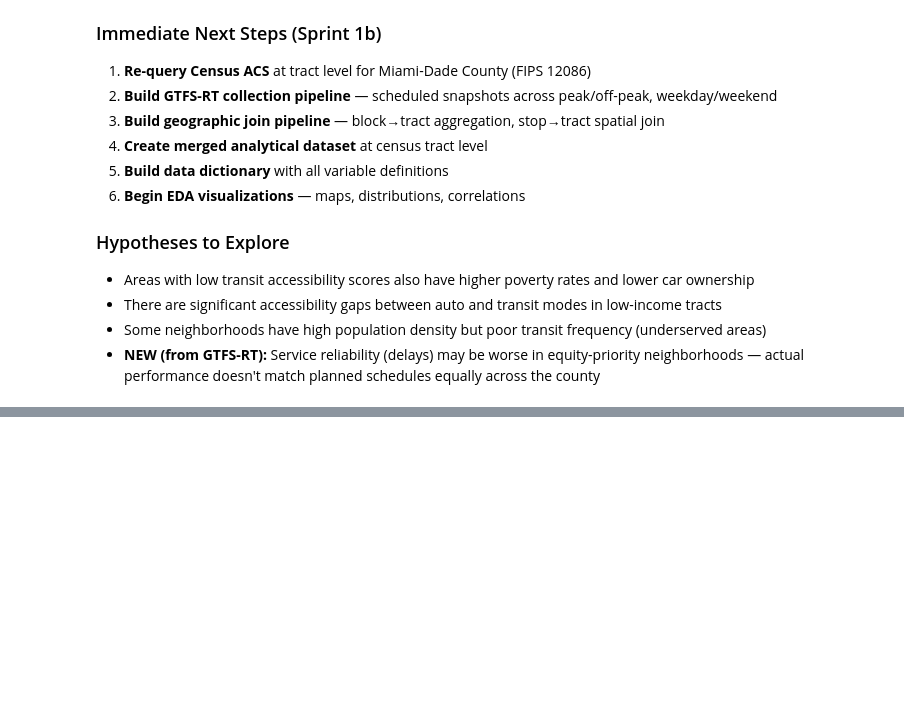
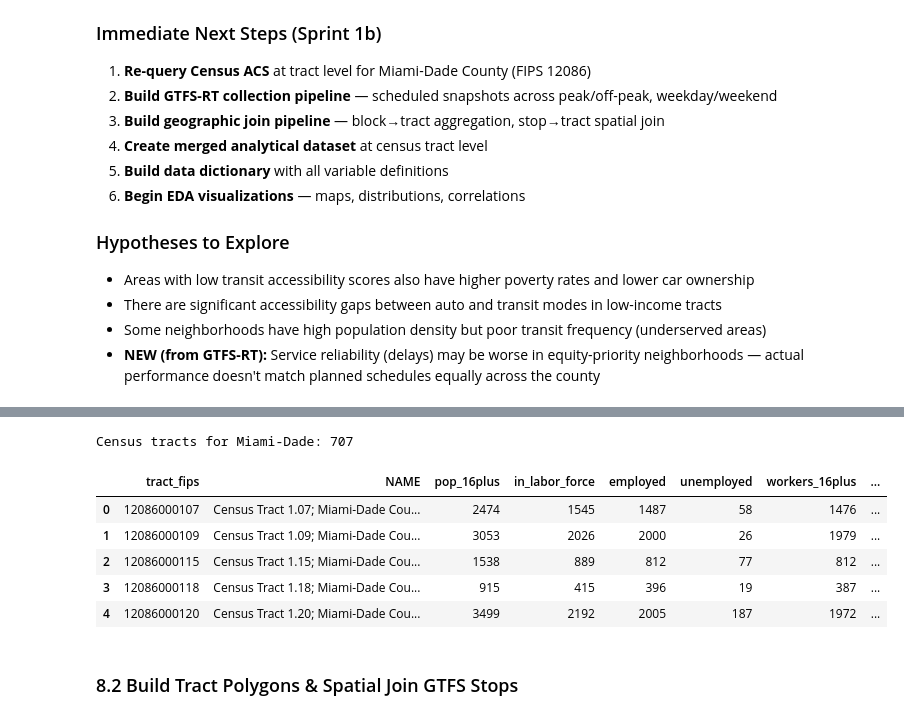
Before and after one commit to DanielRegaladoUMiami/CapstoneProject-AI-for-Equitable-Transportation, a Jupyter notebook: Sprint 1/Sprint1_Dataset_Overview.ipynb, the cells around one changed output, grey strips where cells are left out. Drawn from its saved outputs; the diff is of its cells as text; code cells hidden in the pictures; blank space fills up the shorter version.

```diff
--- a/Sprint 1/Sprint1_Dataset_Overview.ipynb
+++ b/Sprint 1/Sprint1_Dataset_Overview.ipynb
@@ -1466,0 +1475,46 @@ DATA DICTIONARY — All Four Datasets
+# %%
+# Query Census ACS DP03 at TRACT level for Miami-Dade County (FIPS 12086)
+import requests
+
+variables = [
+    'DP03_0001E','DP03_0002E','DP03_0004E','DP03_0005E',
+    'DP03_0018E','DP03_0019E','DP03_0020E','DP03_0021E','DP03_0022E','DP03_0023E','DP03_0024E','DP03_0025E',
+    'DP03_0062E','DP03_0063E','DP03_0088E','DP03_0119E',
+    'DP03_0128E','DP03_0129E',
+    'DP03_0033E','DP03_0034E','DP03_0035E','DP03_0036E','DP03_0037E','DP03_0038E',
+    'DP03_0027E','DP03_0028E',
+]
+url = f"https://api.census.gov/data/2023/acs/acs5/profile?get={','.join(variables)},NAME&for=tract:*&in=state:12&in=county:086"
+response = requests.get(url, timeout=30)
+census_tract_raw = response.json()
+df_census_tract = pd.DataFrame(census_tract_raw[1:], columns=census_tract_raw[0])
+df_census_tract['tract_fips'] = '12086' + df_census_tract['tract'].str.zfill(6)
+
+rename_map = {
+    'DP03_0001E':'pop_16plus','DP03_0002E':'in_labor_force','DP03_0004E':'employed','DP03_0005E':'unemployed',
+    'DP03_0018E':'workers_16plus','DP03_0019E':'commute_drove_alone','DP03_0020E':'commute_carpooled',
+    'DP03_0021E':'commute_public_transit','DP03_0022E':'commute_walked','DP03_0023E':'commute_other',
+    'DP03_0024E':'commute_work_from_home','DP03_0025E':'mean_commute_time_min',
+    'DP03_0062E':'median_household_income','DP03_0063E':'mean_household_income',
+    'DP03_0088E':'per_capita_income','DP03_0119E':'poverty_rate_pct',
+    'DP03_0128E':'with_health_insurance','DP03_0129E':'without_health_insurance',
+    'DP03_0033E':'industry_agriculture','DP03_0034E':'industry_construction',
+    'DP03_0035E':'industry_manufacturing','DP03_0036E':'industry_wholesale',
+    'DP03_0037E':'industry_retail','DP03_0038E':'industry_transport_warehouse',
+    'DP03_0027E':'occupation_management','DP03_0028E':'occupation_service',
+}
+df_census_tract = df_census_tract.rename(columns=rename_map)
+df_census_tract = df_census_tract[['tract_fips','NAME'] + list(rename_map.values())]
+for col in rename_map.values(): df_census_tract[col] = pd.to_numeric(df_census_tract[col], errors='coerce')
+print(f"Census tracts for Miami-Dade: {len(df_census_tract)}")
+df_census_tract.head()
+# %% [output]
+Census tracts for Miami-Dade: 707
+|  | tract_fips | NAME | pop_16plus | in_labor_force | employed | unemployed | workers_16plus | ... |
+| 0 | 12086000107 | Census Tract 1.07; Miami-Dade Cou... | 2474 | 1545 | 1487 | 58 | 1476 | ... |
+| 1 | 12086000109 | Census Tract 1.09; Miami-Dade Cou... | 3053 | 2026 | 2000 | 26 | 1979 | ... |
+| 2 | 12086000115 | Census Tract 1.15; Miami-Dade Cou... | 1538 | 889 | 812 | 77 | 812 | ... |
+| 3 | 12086000118 | Census Tract 1.18; Miami-Dade Cou... | 915 | 415 | 396 | 19 | 387 | ... |
+| 4 | 12086000120 | Census Tract 1.20; Miami-Dade Cou... | 3499 | 2192 | 2005 | 187 | 1972 | ... |
+# %% [markdown]
+### 8.2 Build Tract Polygons & Spatial Join GTFS Stops
```
Also changed, not shown: parts of 17 cells of this notebook, 6 other files.
